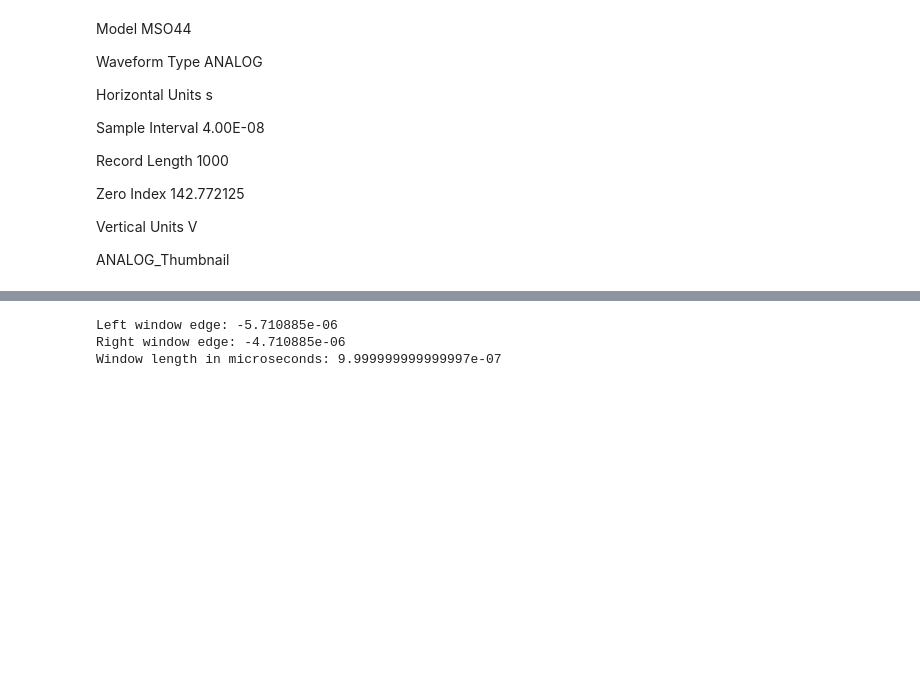
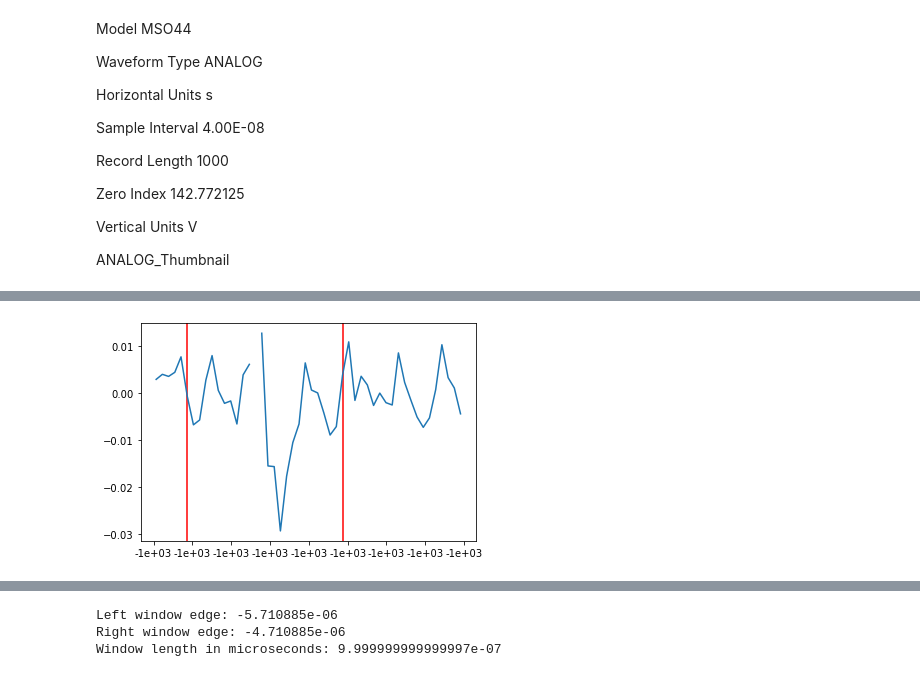
Before and after one commit to andrewmogan/dune_fd_pds, a Jupyter notebook: darkrate_andrew.ipynb, the cells around one changed output, grey strips where cells are left out. Cells and saved outputs as stored; diff of their text form; code cells hidden in the pictures; blank space fills up the shorter version.

Commit message:
Update analysis script with integrals and extra plots

```diff
--- a/darkrate_andrew.ipynb
+++ b/darkrate_andrew.ipynb
@@ -87,0 +87,20 @@ ANALOG_Thumbnail
+# %%
+### Test ranges ###
+# 80500:80700, window 80583 to 80608
+# 115600:115650, window 115605 to 115630
+# 335450:335550, window 335470 to 335495
+filepath_above_breakdown = '../csv/long_traces/10mswindow_25MHzSR_1kpts_10mVperdiv_ch4_44.135VBias/'
+filenames_above_breakdown = glob.glob(filepath_above_breakdown+'*.csv')
+test_trace = np.loadtxt(filenames_above_breakdown[0] ,delimiter=',', skiprows=10)
+test_time = test_trace[:,0]*1e6
+test_voltage = test_trace[:,1]
+left_index = 115600
+right_index = 115650
+left_window_index = 115605
+right_window_index = 115630
+plt.axvline(test_time[left_window_index], color='r')
+plt.axvline(test_time[right_window_index], color='r')
+plt.plot(test_time[left_index:right_index], test_voltage[left_index:right_index])
+plt.gca().xaxis.set_major_formatter(mtick.FormatStrFormatter('%1.0e'))
+# %% [output]
+[figure, added]
```
Also changed, not shown: parts of 5 cells of this notebook.
